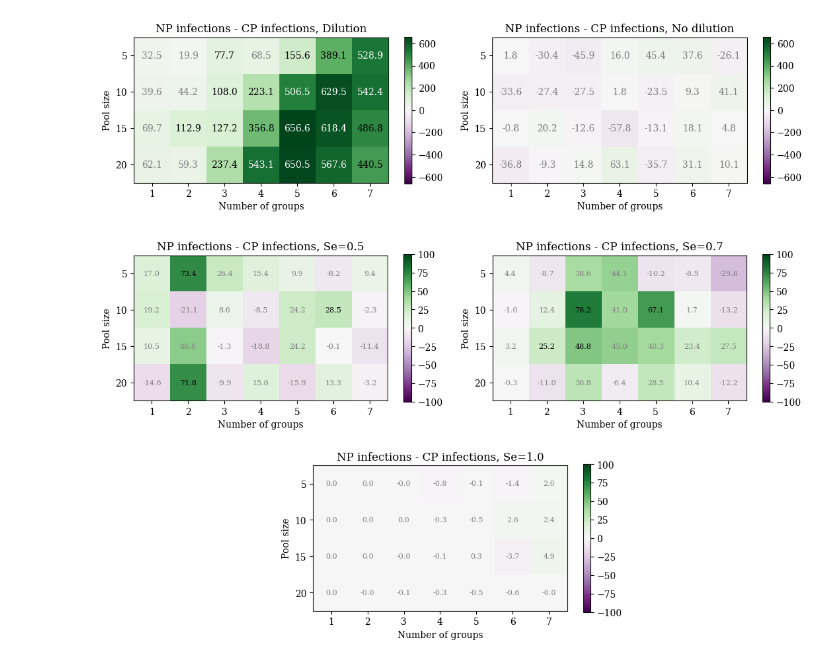
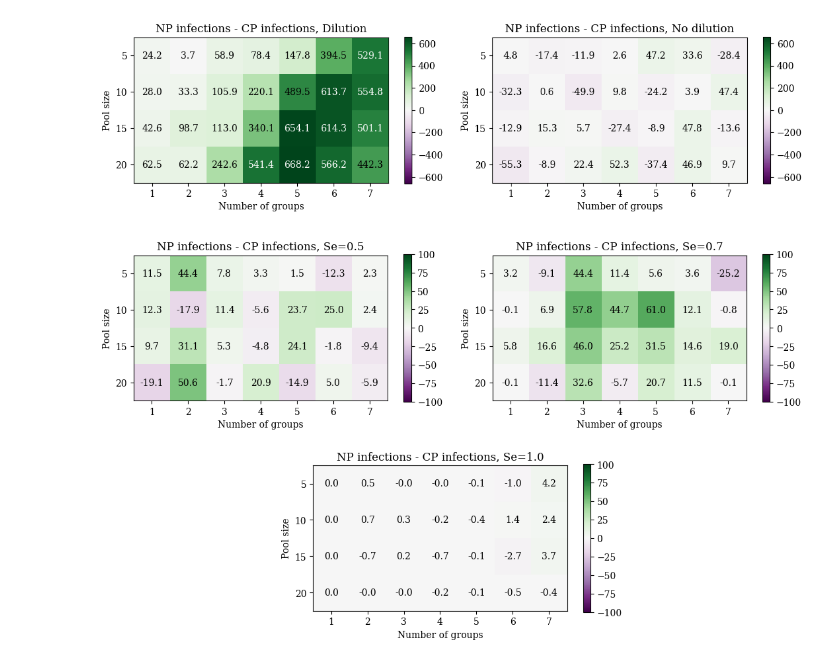
Before and after one commit to zyyjjj/corr_pooling_seirsplus, a Jupyter notebook: notebooks/figures_finalized/Fig7_EC3_heatmap.ipynb, the cells around one changed output. Drawn from its saved outputs; the diff is of its cells as text; code cells hidden in the pictures.

Commit message:
update plotting NBs 150->200

```diff
--- a/notebooks/figures_finalized/Fig7_EC3_heatmap.ipynb
+++ b/notebooks/figures_finalized/Fig7_EC3_heatmap.ipynb
@@ -15,7 +15,7 @@ dilute_vals = ["average", "sum", "constant_0.5", "constant_0.7", "constant_1.0"]
 diff_of_means_vals = {}
 sem_of_diffs_vals = {}
 
-first_n = 150
+first_n = 200
 
 for dilute in dilute_vals:
     diff_of_means_arr = np.zeros((7, 4))
@@ -63,18 +63,23 @@ for dilute_idx, dilute in enumerate(dilute_l):
     for i, num_groups in enumerate(range(1,8)):
         for j, pool_size in enumerate([5,10,15,20]):
             t_stat = diff[i,j] / sem_of_diffs_vals[dilute][i,j]
-            if t_stat > t_stat_threshold or t_stat < -t_stat_threshold:
-                axs[dilute_idx].text(
-                    i, j,
-                    f"{np.round(diff[i, j],1)}",
-                    # f"{np.round(diff[i, j],2)}\n t={t_stat:.2f}",
-                    ha='center', va='center', color=colors[np.abs(diff[i, j]) > 500], fontsize=10)
-            else:
-                axs[dilute_idx].text(
-                    i, j,
-                    f"{np.round(diff[i, j],1)}",
-                    # f"{np.round(diff[i, j],2)}\n t={t_stat:.2f}",
-                    ha='center', va='center', color='grey', fontsize=10)
+            # if t_stat > t_stat_threshold or t_stat < -t_stat_threshold:
+            #     axs[dilute_idx].text(
+            #         i, j,
+            #         f"{np.round(diff[i, j],1)}",
+            #         # f"{np.round(diff[i, j],2)}\n t={t_stat:.2f}",
+            #         ha='center', va='center', color=colors[np.abs(diff[i, j]) > 500], fontsize=10)
+            # else:
+            #     axs[dilute_idx].text(
+            #         i, j,
+            #         f"{np.round(diff[i, j],1)}",
+            #         # f"{np.round(diff[i, j],2)}\n t={t_stat:.2f}",
+            #         ha='center', va='center', color='grey', fontsize=10)
+
+            axs[dilute_idx].text(
+                i, j,
+                f"{np.round(diff[i, j],1)}",
+                ha='center', va='center', color=colors[np.abs(diff[i, j]) > 500], fontsize=10)
 
     axs[dilute_idx].set_title("NP infections - CP infections, "+dilute_name_mappings[dilute])
     fig.colorbar(
@@ -89,9 +94,9 @@ for dilute_idx, dilute in enumerate(dilute_l):
     # plt.show()
 
 plt.tight_layout()
-# fig.savefig("../../figures/heatmap_dil_nodil.pdf", bbox_inches='tight')
+fig.savefig("../../figures/heatmap_dil_nodil.pdf", bbox_inches='tight')
 # %% [output]
-[figure, old version]
+[figure, new version]
 # %%
 import matplotlib.gridspec as gridspec
 
@@ -118,44 +123,49 @@ dilute_l = ["constant_0.5", "constant_0.7", "constant_1.0"]
 axs = [ax1, ax2, ax3]
 
 for dilute_idx, dilute in enumerate(dilute_l):
     diff = diff_of_means_vals[dilute]
 
     row, col = dilute_idx // 2, dilute_idx % 2
 
     im = axs[dilute_idx].imshow(diff.transpose(), vmin=-100, vmax=100, cmap="PRGn")
 
     colors = ["k", "w"]
 
     for i, num_groups in enumerate(range(1,8)):
         for j, pool_size in enumerate([5,10,15,20]):
             t_stat = diff[i,j] / sem_of_diffs_vals[dilute][i,j]
-            if t_stat > 1.96 or t_stat < -1.96:
-                axs[dilute_idx].text(
-                    i, j,
-                    f"{np.round(diff[i, j],1)}",
-                    # f"{np.round(diff[i, j],2)}\n t={t_stat:.2f}",
-                    ha='center', va='center', color=colors[np.abs(diff[i, j]) > 500], fontsize=8)
-            else:
-                axs[dilute_idx].text(
-                    i, j,
-                    f"{np.round(diff[i, j],1)}",
-                    # f"{np.round(diff[i, j],2)}\n t={t_stat:.2f}",
-                    ha='center', va='center', color='grey', fontsize=8)
+            # if t_stat > 1.96 or t_stat < -1.96:
+            #     axs[dilute_idx].text(
+            #         i, j,
+            #         f"{np.round(diff[i, j],1)}",
+            #         # f"{np.round(diff[i, j],2)}\n t={t_stat:.2f}",
+            #         ha='center', va='center', color=colors[np.abs(diff[i, j]) > 500], fontsize=8)
+            # else:
+            #     axs[dilute_idx].text(
+            #         i, j,
+            #         f"{np.round(diff[i, j],1)}",
+            #         # f"{np.round(diff[i, j],2)}\n t={t_stat:.2f}",
+            #         ha='center', va='center', color='grey', fontsize=8)
+
+            axs[dilute_idx].text(
+                i, j,
+                f"{np.round(diff[i, j],1)}",
+                ha='center', va='center', color="k", fontsize=10)
 
     axs[dilute_idx].set_title("NP infections - CP infections, "+dilute_name_mappings[dilute])
     fig.colorbar(
         im,
         shrink=0.8,
         # orientation="horizontal"
     )
     axs[dilute_idx].set_ylabel("Pool size")
     axs[dilute_idx].set_yticks(range(4), [5,10,15,20])
     axs[dilute_idx].set_xlabel("Number of groups")
     axs[dilute_idx].set_xticks(range(7), range(1,8))
     # plt.show()
 
 gs.tight_layout(fig)
 
-# fig.savefig("../../figures/heatmap_constant_sensitivity.pdf", bbox_inches='tight')
+fig.savefig("../../figures/heatmap_constant_sensitivity.pdf", bbox_inches='tight')
 # %% [output]
-[figure, old version]
+[figure, new version]
```
Also changed, not shown: parts of 3 cells of this notebook, 6 other files.
